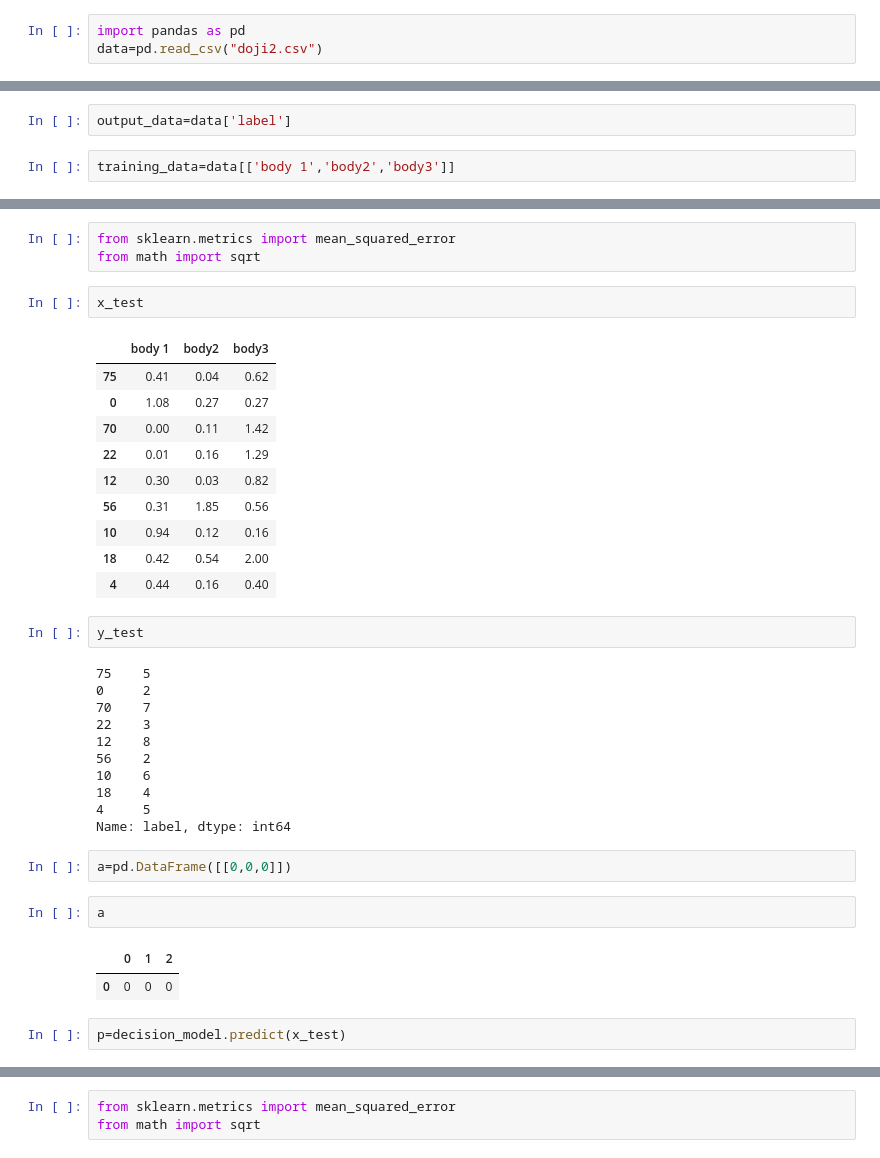
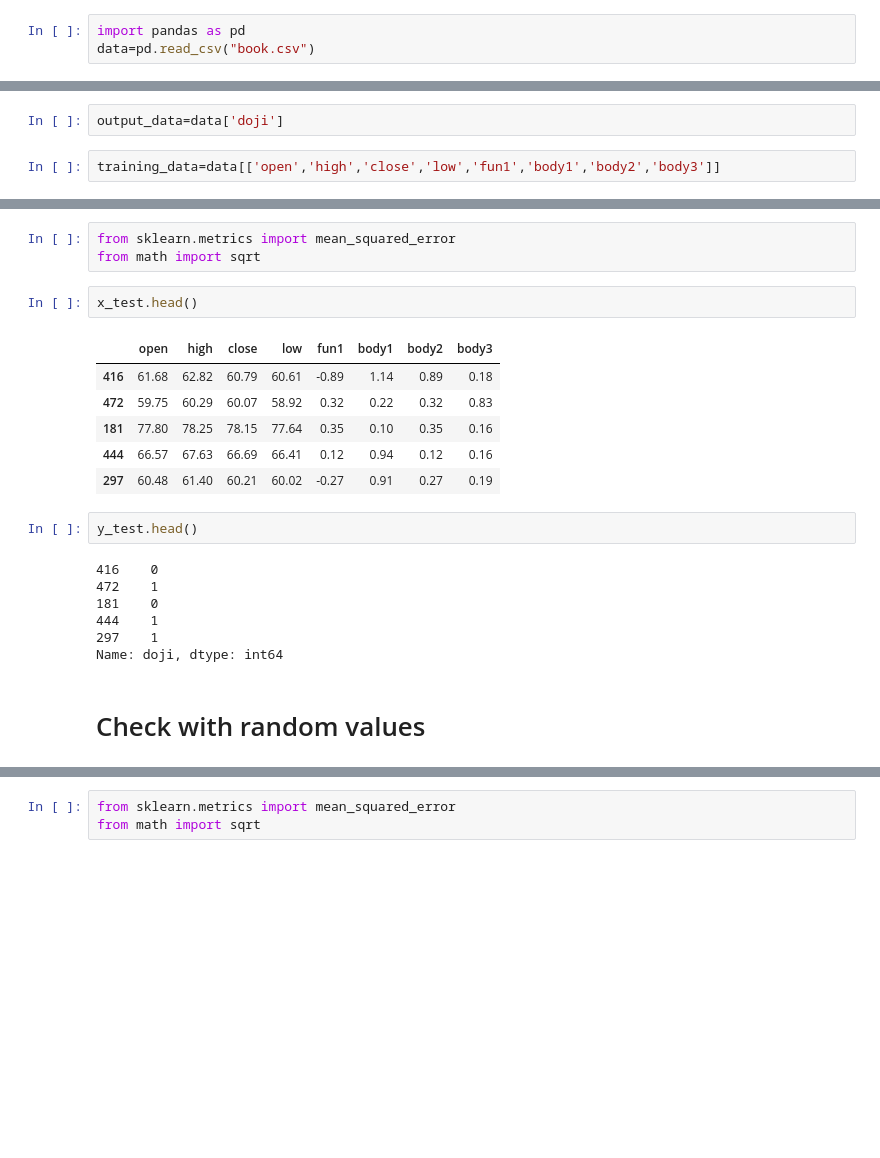
Before and after one commit to ankitverma30/Market, a Jupyter notebook: Market Analysis.ipynb, the cells around one changed output, grey strips where cells are left out. Saved outputs shown, nothing was run; the diff lists cells and outputs as text; blank space fills up the shorter version.

```diff
--- a/Market Analysis.ipynb
+++ b/Market Analysis.ipynb
@@ -1,6 +1,6 @@
 # %%
 import pandas as pd
-data=pd.read_csv("doji2.csv")
+data=pd.read_csv("book.csv")
 # %%
 data.head()
 # %% [output]
@@ -23,4 +59,4 @@ dtype: int64
 # %%
-output_data=data['label']
+output_data=data['doji']
 # %%
-training_data=data[['body 1','body2','body3']]
+training_data=data[['open','high','close','low','fun1','body1','body2','body3']]
@@ -49,37 +87,22 @@ p=decision_model.predict(x_test)
 from sklearn.metrics import mean_squared_error
 from math import sqrt
 # %%
-x_test
+x_test.head()
 # %% [output]
-|  | body 1 | body2 | body3 |
-| 75 | 0.41 | 0.04 | 0.62 |
-| 0 | 1.08 | 0.27 | 0.27 |
-| 70 | 0.00 | 0.11 | 1.42 |
-| 22 | 0.01 | 0.16 | 1.29 |
-| 12 | 0.30 | 0.03 | 0.82 |
-| 56 | 0.31 | 1.85 | 0.56 |
-| 10 | 0.94 | 0.12 | 0.16 |
-| 18 | 0.42 | 0.54 | 2.00 |
-| 4 | 0.44 | 0.16 | 0.40 |
+|  | open | high | close | low | fun1 | body1 | body2 | body3 |
+| 416 | 61.68 | 62.82 | 60.79 | 60.61 | -0.89 | 1.14 | 0.89 | 0.18 |
+| 472 | 59.75 | 60.29 | 60.07 | 58.92 | 0.32 | 0.22 | 0.32 | 0.83 |
+| 181 | 77.80 | 78.25 | 78.15 | 77.64 | 0.35 | 0.10 | 0.35 | 0.16 |
+| 444 | 66.57 | 67.63 | 66.69 | 66.41 | 0.12 | 0.94 | 0.12 | 0.16 |
+| 297 | 60.48 | 61.40 | 60.21 | 60.02 | -0.27 | 0.91 | 0.27 | 0.19 |
 # %%
-y_test
+y_test.head()
 # %% [output]
-75    5
-0     2
-70    7
-22    3
-12    8
-56    2
-10    6
-18    4
-4     5
-Name: label, dtype: int64
+416    0
+472    1
+181    0
+444    1
+297    1
+Name: doji, dtype: int64
-# %%
-a=pd.DataFrame([[0,0,0]])
-# %%
-a
-# %% [output]
-|  | 0 | 1 | 2 |
-| 0 | 0 | 0 | 0 |
-# %%
-p=decision_model.predict(x_test)
+# %% [markdown]
+# Check with random values
```
Also changed, not shown: parts of 28 cells of this notebook, 1 other file.
